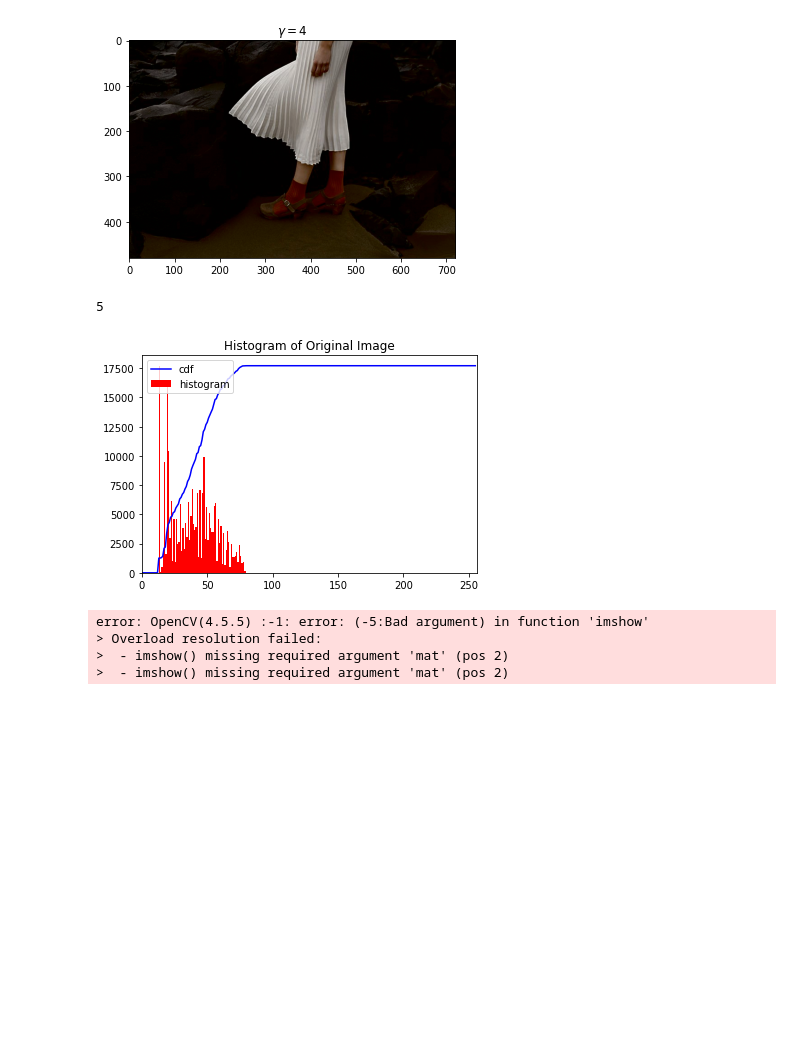
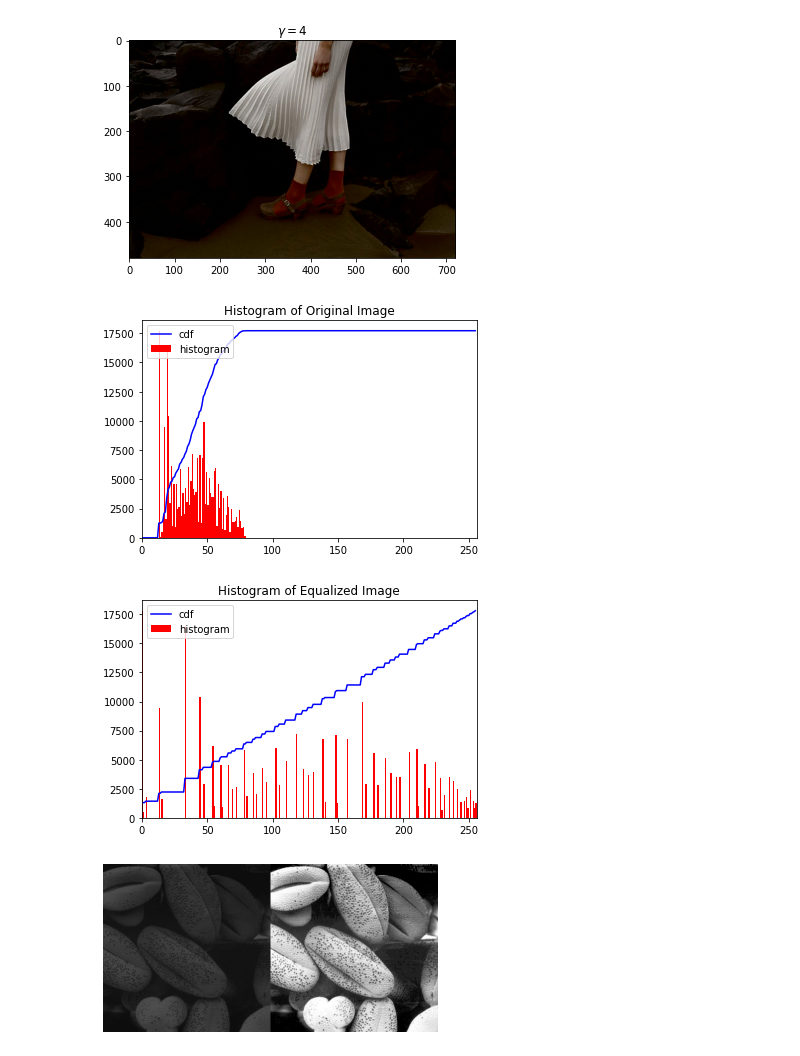
Before and after one commit to Lahiru-Sanjaya-Lankagama/Image-Processing, a Jupyter notebook: Assignment-1.ipynb, the cells around one changed output. Cells and saved outputs as stored; diff of their text form; code cells hidden in the pictures; blank space fills up the shorter version.

```diff
--- a/Assignment-1.ipynb
+++ b/Assignment-1.ipynb
@@ -120,6 +121,7 @@ plt.show()
 [figure]
 [figure]
 # %%
+#Quetion 3
 import numpy as np
 import cv2 as cv
 import matplotlib.pyplot as plt
@@ -153,10 +155,10 @@ for i in range (0,5):
     plt.show()
 
 
-    cv.namedWindow("Image",cv.WINDOW_AUTOSIZE)
-    cv.imshow("Image", newf)
-    cv.waitKey(0)
-    cv.destroyAllWindows()
+    # cv.namedWindow("Image",cv.WINDOW_AUTOSIZE)
+    # cv.imshow("Image", newf)
+    # cv.waitKey(0)
+    # cv.destroyAllWindows()
 # %% [output]
 [figure]
 [figure]
@@ -170,6 +172,7 @@ for i in range (0,5):
 [figure]
 [figure]
 # %%
+#Quetion 4
 import numpy as np
 import cv2 as cv
 import matplotlib.pyplot as plt
@@ -184,45 +187,45 @@ def gethist_of(img):
     plt.plot(cdf_normalized, color = 'b')
     plt.hist(img.flatten(), 256, [0,256], color = 'r')
     plt.xlim([0,256])
-    print(5)
     plt.legend(('cdf','histogram'), loc = 'upper left')
     plt.title("Histogram of Original Image")
     plt.show()
 
-    cv.namedWindow('Image', cv.WINDOW_AUTOSIZE)
-    cv.imshow(img)
-    cv.waitKey(0)
-    cv.destroyAllWindows()
     return 0
 
 
 def getequaized_hist(img):
     equ = cv.equalizeHist(img)
     hist, bins = np.histogram(equ.ravel(), 256, [0,256])
     cdf = hist.cumsum()
     cdf_normalized = cdf * hist.max()/ cdf.max()
     plt.plot(cdf_normalized, color = 'b')
     plt.hist(equ.flatten(), 256, [0,256], color ='r')
     plt.xlim([0,256])
     plt.legend(('cdf', 'histogram'), loc = 'upper left')
     plt.title("Histogram of Equalized Image")
     plt.show()
     res = np.hstack((img,equ))
     plt.axis('off')
     plt.imshow(res, cmap = 'gray')
 
-    cv.namedWindow('Image', cv.WINDOW_AUTOSIZE)
-    cv.imshow(equ)
-    cv.waitKey(0)
-    cv.destroyAllWindows()
+    return 0
 
-    return 0
+
 gethist_of(f)
 getequaized_hist(f)
+equ = cv.equalizeHist(f)
+
+# cv.namedWindow('Image', cv.WINDOW_AUTOSIZE)
+# cv.imshow('Image', f)
+# cv.waitKey(0)
+# cv.destroyAllWindows()
+
+# cv.namedWindow('Image', cv.WINDOW_AUTOSIZE)
+# cv.imshow('Image', equ)
+# cv.waitKey(0)
+# cv.destroyAllWindows()
 # %% [output]
-5
 [figure]
-error: OpenCV(4.5.5) :-1: error: (-5:Bad argument) in function 'imshow'
-> Overload resolution failed:
->  - imshow() missing required argument 'mat' (pos 2)
->  - imshow() missing required argument 'mat' (pos 2)
+[figure, added]
+[figure, added]
```
Also changed, not shown: parts of 6 cells of this notebook.
